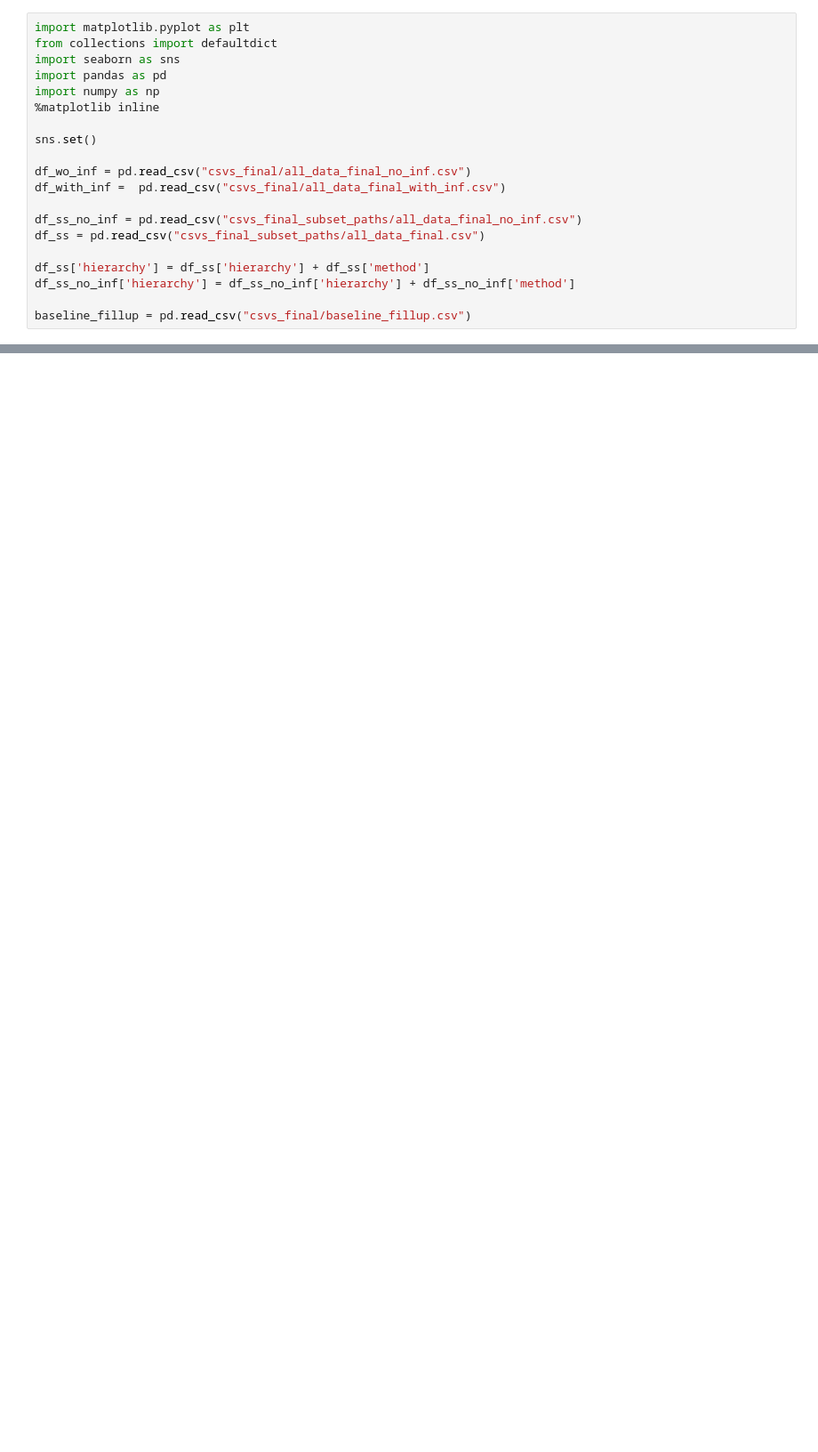
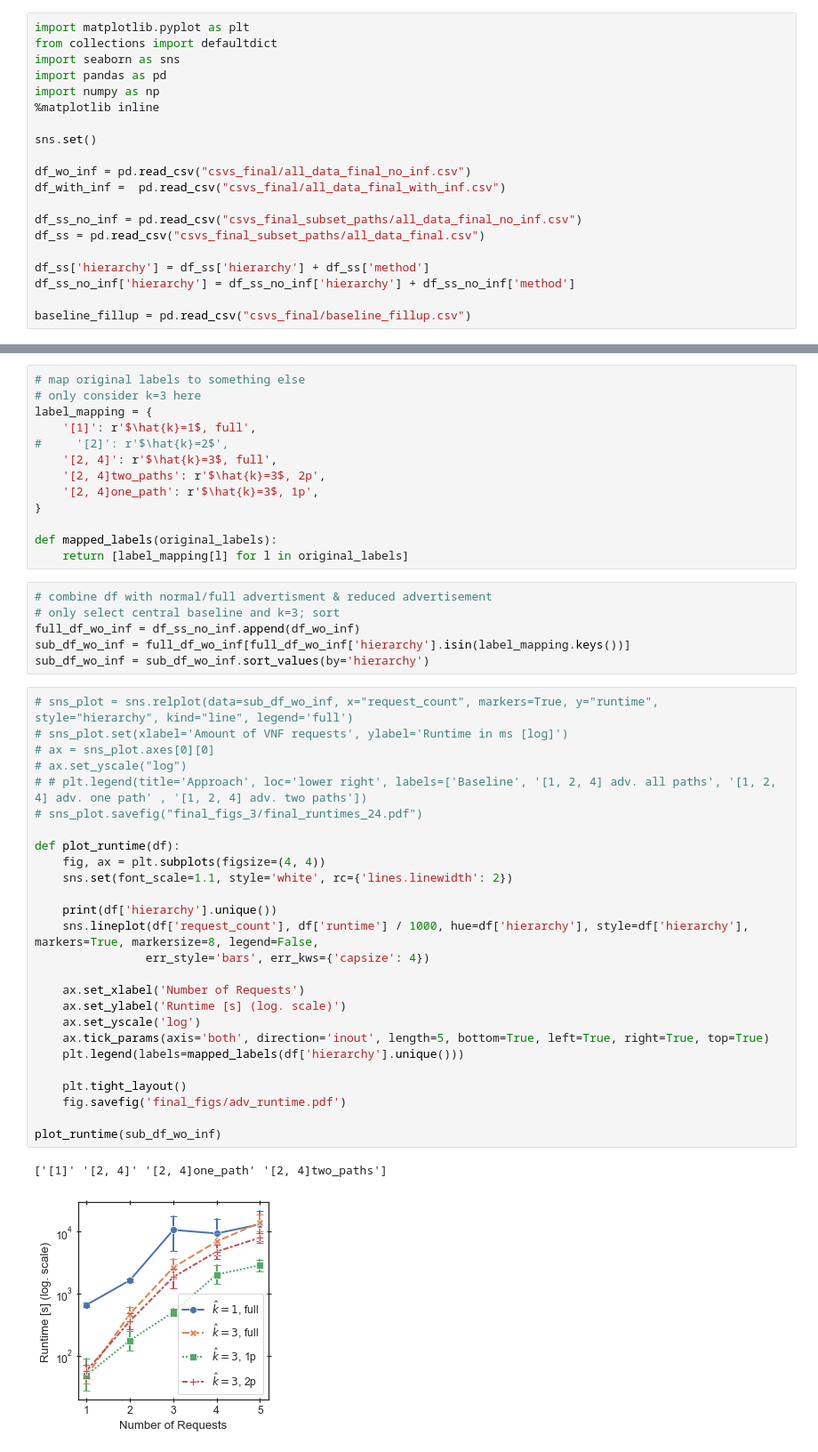
Before and after one commit to CN-UPB/hierarchical-coordination, a Jupyter notebook: eval/research_q_3.ipynb, the cells around one changed output, grey strips where cells are left out. Shown: that part at 89% size. Drawn from its saved outputs; the diff is of its cells as text; blank space fills up the shorter version.

```diff
--- a/eval/research_q_3.ipynb
+++ b/eval/research_q_3.ipynb
@@ -21,3 +25,51 @@ baseline_fillup = pd.read_csv("csvs_final/baseline_fillup.csv")
+# %%
+# map original labels to something else
+# only consider k=3 here
+label_mapping = {
+    '[1]': r'$\hat{k}=1$, full',
+#     '[2]': r'$\hat{k}=2$',
+    '[2, 4]': r'$\hat{k}=3$, full',
+    '[2, 4]two_paths': r'$\hat{k}=3$, 2p',
+    '[2, 4]one_path': r'$\hat{k}=3$, 1p',
+}
+
+def mapped_labels(original_labels):
+    return [label_mapping[l] for l in original_labels]
+# %%
+# combine df with normal/full advertisment & reduced advertisement
+# only select central baseline and k=3; sort
+full_df_wo_inf = df_ss_no_inf.append(df_wo_inf)
+sub_df_wo_inf = full_df_wo_inf[full_df_wo_inf['hierarchy'].isin(label_mapping.keys())]
+sub_df_wo_inf = sub_df_wo_inf.sort_values(by='hierarchy')
+# %%
+# sns_plot = sns.relplot(data=sub_df_wo_inf, x="request_count", markers=True, y="runtime", style="hierarchy", kind="line", legend='full')
+# sns_plot.set(xlabel='Amount of VNF requests', ylabel='Runtime in ms [log]')
+# ax = sns_plot.axes[0][0]
+# ax.set_yscale("log")
+# # plt.legend(title='Approach', loc='lower right', labels=['Baseline', '[1, 2, 4] adv. all paths', '[1, 2, 4] adv. one path' , '[1, 2, 4] adv. two paths'])
+# sns_plot.savefig("final_figs_3/final_runtimes_24.pdf")
+
+def plot_runtime(df):
+    fig, ax = plt.subplots(figsize=(4, 4))
+    sns.set(font_scale=1.1, style='white', rc={'lines.linewidth': 2})
+
+    print(df['hierarchy'].unique())
+    sns.lineplot(df['request_count'], df['runtime'] / 1000, hue=df['hierarchy'], style=df['hierarchy'], markers=True, markersize=8, legend=False,
+                err_style='bars', err_kws={'capsize': 4})
+
+    ax.set_xlabel('Number of Requests')
+    ax.set_ylabel('Runtime [s] (log. scale)')
+    ax.set_yscale('log')
+    ax.tick_params(axis='both', direction='inout', length=5, bottom=True, left=True, right=True, top=True)
+    plt.legend(labels=mapped_labels(df['hierarchy'].unique()))
+
+    plt.tight_layout()
+    fig.savefig('final_figs/adv_runtime.pdf')
+
+plot_runtime(sub_df_wo_inf)
+# %% [output]
+['[1]' '[2, 4]' '[2, 4]one_path' '[2, 4]two_paths']
+[figure, added]
 # %%
 ## runtime plots
 
```
Also changed, not shown: parts of 6 cells of this notebook, 4 other files.
